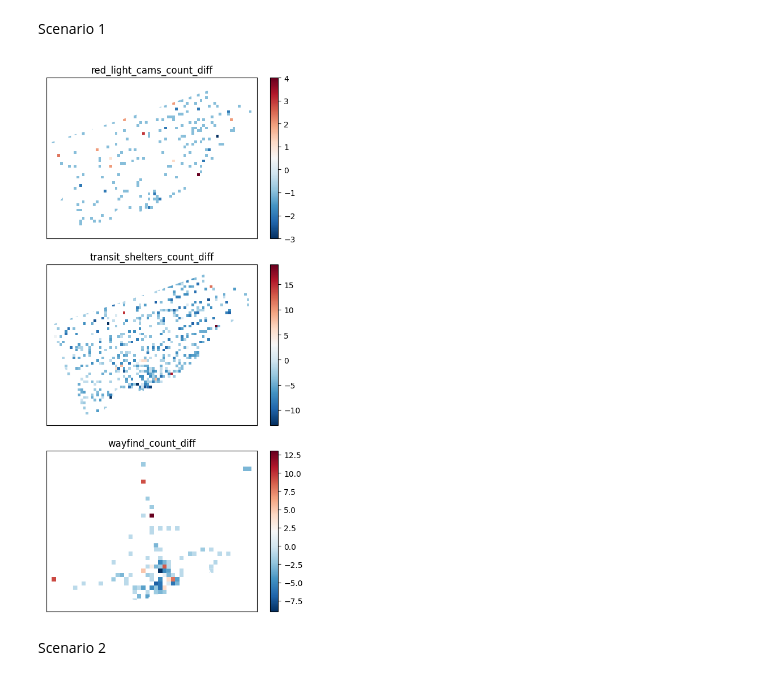
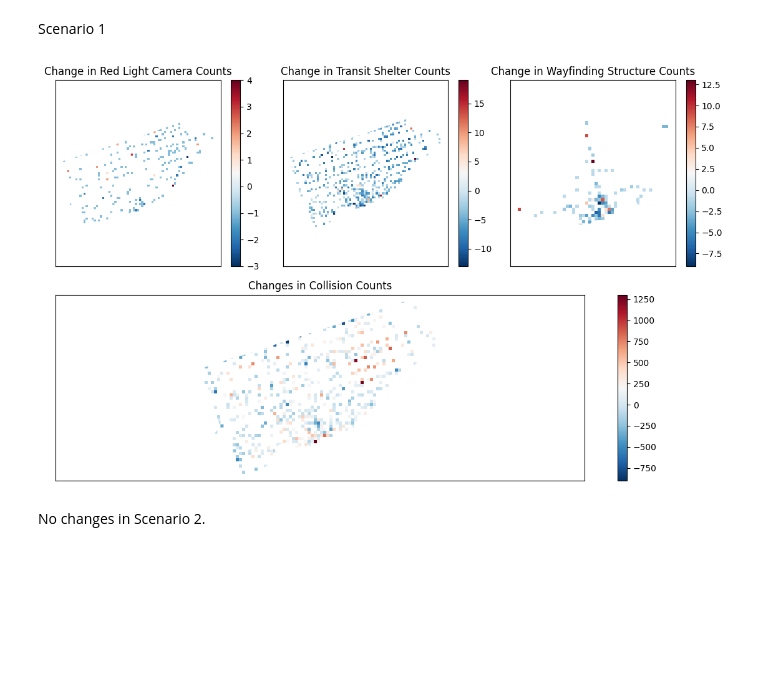
Before and after one commit to rrwen/wen-li-2026-geointerv, a Jupyter notebook: src/case-study/step3-geointervention-generation.ipynb, the cells around one changed output. Saved outputs shown, nothing was run; the diff lists cells and outputs as text; code cells hidden in the pictures; blank space fills up the shorter version.

Commit message:
Add collisions change map

```diff
--- a/src/case-study/step3-geointervention-generation.ipynb
+++ b/src/case-study/step3-geointervention-generation.ipynb
@@ -501,38 +551,74 @@ dtype: float64
 # %% [markdown]
 Scenario 1
 # %%
-fig = plt.figure()
-fig.set_size_inches(5, 10)
+#fig = plt.figure()
+#fig.set_size_inches(11, 3)
+
+# Format plot data
 pdata = gdata.copy()
 pdata.replace(0, np.nan, inplace=True)
 
+# Setup plot grid
+fig = plt.figure(figsize=(11, 7))
+gs = fig.add_gridspec(2, 3, height_ratios=[1, 1], width_ratios=[1, 1, 1])
+
 # S1 infra 1
-ax = plt.subplot(3, 1, 1) # nrows, ncols, axes position
-pdata.plot(ax=ax, cmap='RdBu_r', column=f'{importances_vars[0]}_opt1_diff', legend=True)
-ax.set_title(f'{importances_vars[0]}_diff')
-ax.set_aspect('equal', adjustable='datalim')
-ax.axes.get_xaxis().set_visible(False)
-ax.axes.get_yaxis().set_visible(False)
+ax1 = fig.add_subplot(gs[0, 0])
+pdata.plot(ax=ax1, cmap='RdBu_r', column=f'{importances_vars[0]}_opt1_diff', legend=True)
+ax1.set_title(f'Change in {importances_names[0]}')
+ax1.set_aspect('equal', adjustable='datalim')
+ax1.axes.get_xaxis().set_visible(False)
+ax1.axes.get_yaxis().set_visible(False)
 
 # S1 infra 2
-ax = plt.subplot(3, 1, 2) # nrows, ncols, axes position
-pdata.plot(ax=ax, cmap='RdBu_r', column=f'{importances_vars[1]}_opt1_diff', legend=True)
-ax.set_title(f'{importances_vars[1]}_diff')
-ax.set_aspect('equal', adjustable='datalim')
-ax.axes.get_xaxis().set_visible(False)
-ax.axes.get_yaxis().set_visible(False)
+ax2 = fig.add_subplot(gs[0, 1])
+pdata.plot(ax=ax2, cmap='RdBu_r', column=f'{importances_vars[1]}_opt1_diff', legend=True)
+ax2.set_title(f'Change in {importances_names[1]}')
+ax2.set_aspect('equal', adjustable='datalim')
+ax2.axes.get_xaxis().set_visible(False)
+ax2.axes.get_yaxis().set_visible(False)
 
 # S1 infra 3
-ax = plt.subplot(3, 1, 3) # nrows, ncols, axes position
-pdata.plot(ax=ax, cmap='RdBu_r', column=f'{importances_vars[2]}_opt1_diff', legend=True)
-ax.set_title(f'{importances_vars[2]}_diff')
-ax.set_aspect('equal', adjustable='datalim')
-ax.axes.get_xaxis().set_visible(False)
-ax.axes.get_yaxis().set_visible(False)
+ax3 = fig.add_subplot(gs[0, 2])
+pdata.plot(ax=ax3, cmap='RdBu_r', column=f'{importances_vars[2]}_opt1_diff', legend=True)
+ax3.set_title(f'Change in {importances_names[2]}')
+ax3.set_aspect('equal', adjustable='datalim')
+ax3.axes.get_xaxis().set_visible(False)
+ax3.axes.get_yaxis().set_visible(False)
+
+# Replace original values with optimal values
+s1data = gdata.copy()
+for c in importances_vars:
+    s1data[c] = s1data[f'{c}_opt1']
+
+# Get predictions for opt scenarios
+pcols = models[opt_model].last_x.columns
+s1pred = models[opt_model].predict(s1data[pcols])
+opred = models[opt_model].predict(xraw[pcols])
+
+# Add col for opt pred scenarios
+s1data[ycol + '_opt1'] = s1pred
+s1data[ycol + '_pred'] = opred
+
+# Calc diff between orig and opt scenarios
+s1data[ycol + '_opt1_diff'] = s1data[ycol] - s1data[ycol + '_opt1']
+
+# Reduced collisions
+ax4 = fig.add_subplot(gs[1, :])
+s1data = s1data[
+    s1data[importances_traffic] >= s1data[importances_traffic].mean()
+]
+s1data[f'{ycol}_opt1_diff'] = s1data[f'{ycol}_opt1_diff']\
+    .replace(0, np.nan)
+s1data.plot(ax=ax4, cmap='RdBu_r', column=f'{ycol}_opt1_diff', legend=True)
+ax4.set_title(f'Changes in {ycol_label}')
+ax4.set_aspect('equal', adjustable='datalim')
+ax4.axes.get_xaxis().set_visible(False)
+ax4.axes.get_yaxis().set_visible(False)
 
 plt.tight_layout()
 plt.show()
 # %% [output]
-[figure, old version]
+[figure, new version]
 # %% [markdown]
-Scenario 2
+No changes in Scenario 2.
```
Also changed, not shown: parts of 7 cells of this notebook, 8 other files.
